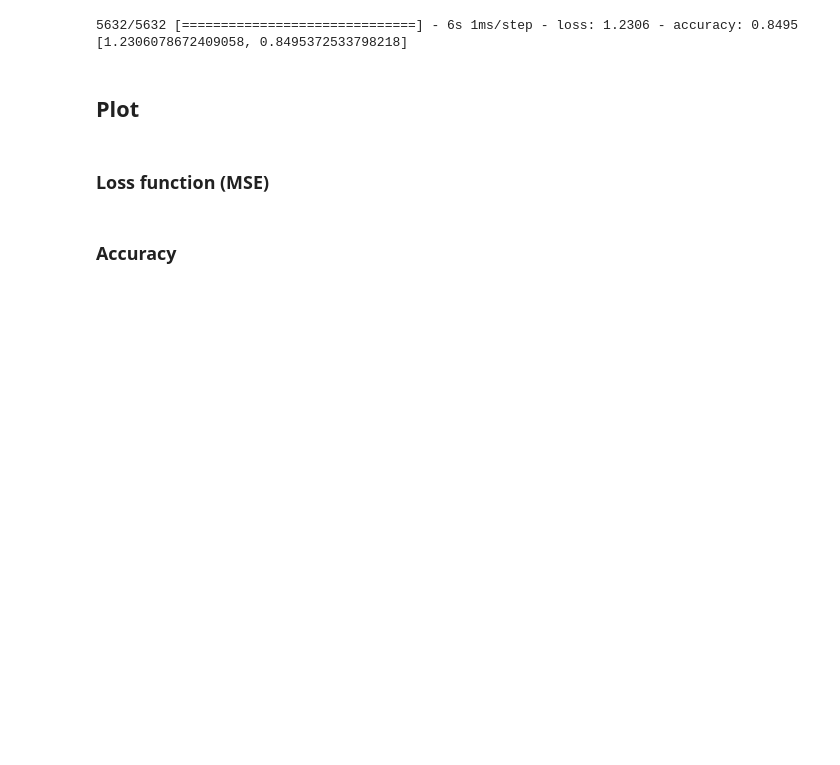
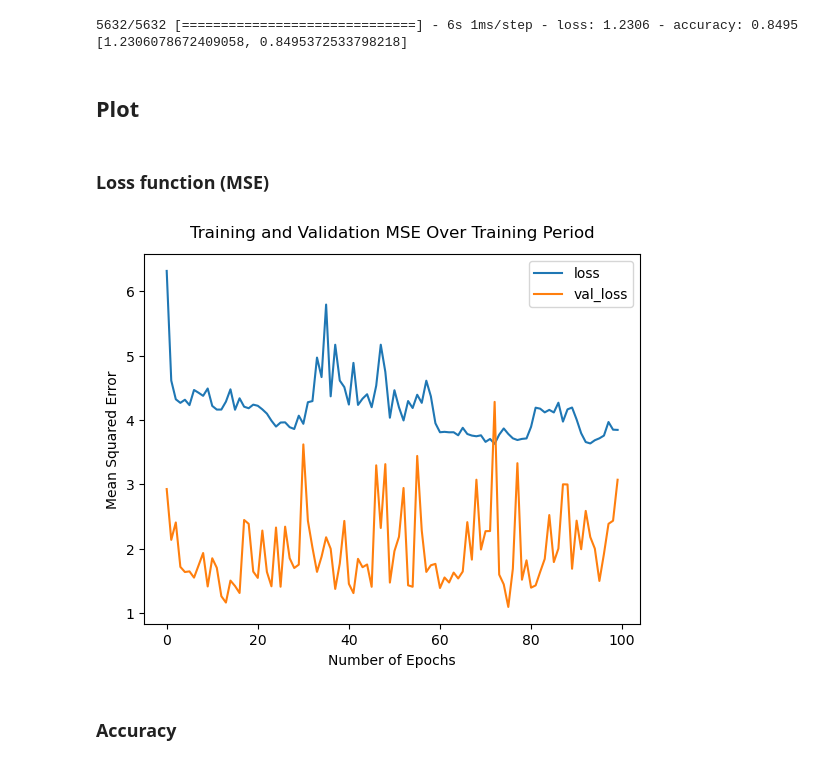
Before and after one commit to chikakoto/tdcs_thesis, a Jupyter notebook: notebooks/3.2_NN_erode.ipynb, the cells around one changed output. Cells and saved outputs as stored; diff of their text form; code cells hidden in the pictures; blank space fills up the shorter version.

```diff
--- a/notebooks/3.2_NN_erode.ipynb
+++ b/notebooks/3.2_NN_erode.ipynb
@@ -269,9 +302,11 @@ print(result)
 # %%
 model_df = pd.DataFrame(history.history)
 model_df[['loss', 'val_loss']].plot()
 plt.xlabel("Number of Epochs")
-plt.ylabel("Loss")
-plt.title("Training and Validation Loss Over Training Period", pad=12);
+plt.ylabel("Mean Squared Error")
+plt.title("Training and Validation MSE Over Training Period", pad=12);
+# %% [output]
+[figure, added]
 # %% [markdown]
 ### Accuracy
 # %%
```
Also changed, not shown: parts of 33 cells of this notebook, 4 other files.
